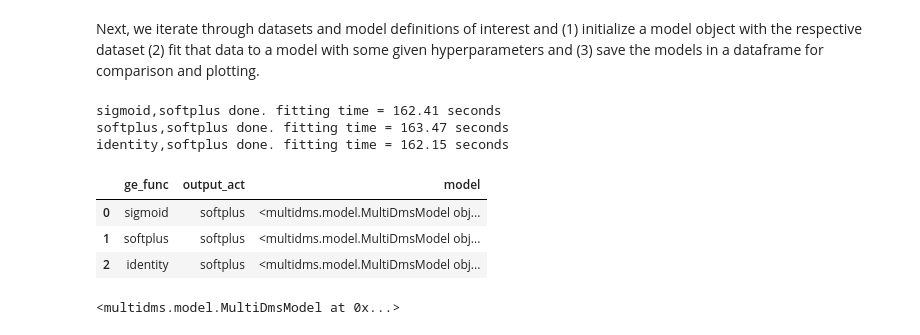
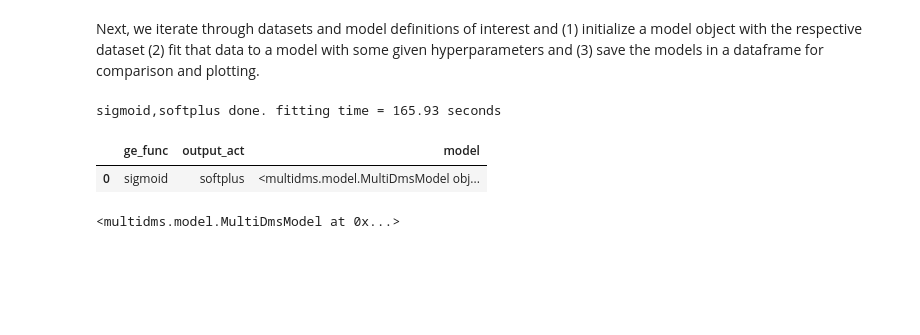
Before and after one commit to matsengrp/multidms, a Jupyter notebook: notebooks/fit-display-delta-omicron-example.ipynb, the cells around one changed output. Cells and saved outputs as stored; diff of their text form; code cells hidden in the pictures; blank space fills up the shorter version.

Commit message:
changed reference in notebook

```diff
--- a/notebooks/fit-display-delta-omicron-example.ipynb
+++ b/notebooks/fit-display-delta-omicron-example.ipynb
@@ -23,16 +26,16 @@ import multidms
 # %% [markdown]
 Read in the dms data and list all available experimental conditions.
 # %%
-func_score_df = pd.read_csv("Delta_BA1_BA2_func_score_df.csv", index_col=0)
+func_score_df = pd.read_csv("../data/Delta_BA1_BA2_func_score_df.csv", index_col=0)
 print(sorted(list(func_score_df.condition.unique())))
 # %% [output]
 ['Delta-1', 'Delta-2', 'Delta-3', 'Delta-4', 'Omicron_BA.1-1', 'Omicron_BA.1-2', 'Omicron_BA.1-3', 'Omicron_BA.2-1', 'Omicron_BA.2-2']
 # %% [markdown]
 Choose a reference and all other conditions to be included in the fit. Note, the reference must exist in the available conditions.
 # %%
-reference_condition = "Delta-2"
+reference_condition = "Delta-3"
 fit_included_conditions = [
-    'Delta-2', 'Delta-3', #'Delta-1', 'Delta-2', 'Delta-3', 'Delta-4',
+    'Delta-3', 'Delta-4', #'Delta-1', 'Delta-2', 'Delta-3', 'Delta-4',
     'Omicron_BA.1-2', 'Omicron_BA.1-3', #'Omicron_BA.1-1', 'Omicron_BA.1-2', 'Omicron_BA.1-3',
     'Omicron_BA.2-1', 'Omicron_BA.2-2'
 ]
@@ -134,34 +137,30 @@ frozendict.frozendict({'Delta-2': '', 'Delta-3': '', 'Omicron_BA.1-2': 'H655Y E4
 Next, we iterate through datasets and model definitions of interest and (1) initialize a model object with the respective dataset (2) fit that data to a model with some given hyperparameters and (3) save the models in a dataframe for comparison and plotting.
 # %%
 models = defaultdict(list)
-for ge_func in ["sigmoid", "softplus", "identity"]:
+for ge_func in ["sigmoid"]: #, "softplus", "identity"]:
     for output_act in ["softplus"]:
 
         imodel = multidms.MultiDmsModel(
                 data,
                 epistatic_model=ge_func,
                 output_activation=output_act
         )
 
         start = time.time()
         imodel.fit(lasso_shift=1e-5, maxiter=5000, tol=1e-6)
         end = time.time()
         print(f"{ge_func},{output_act} done. fitting time = {round(end - start, 2)} seconds")
 
         models["ge_func"].append(ge_func)
         models["output_act"].append(output_act)
         models["model"].append(imodel)
 
 models_df = pd.DataFrame(models)
 models_df
 # %% [output]
-sigmoid,softplus done. fitting time = 162.41 seconds
-softplus,softplus done. fitting time = 163.47 seconds
-identity,softplus done. fitting time = 162.15 seconds
+sigmoid,softplus done. fitting time = 165.93 seconds
 |  | ge_func | output_act | model |
 | 0 | sigmoid | softplus | <multidms.model.MultiDmsModel obj... |
-| 1 | softplus | softplus | <multidms.model.MultiDmsModel obj... |
-| 2 | identity | softplus | <multidms.model.MultiDmsModel obj... |
 # %%
 a_model_object = models_df.loc[0, "model"]
 a_model_object
```
Also changed, not shown: parts of 14 cells of this notebook, 1 other file.
